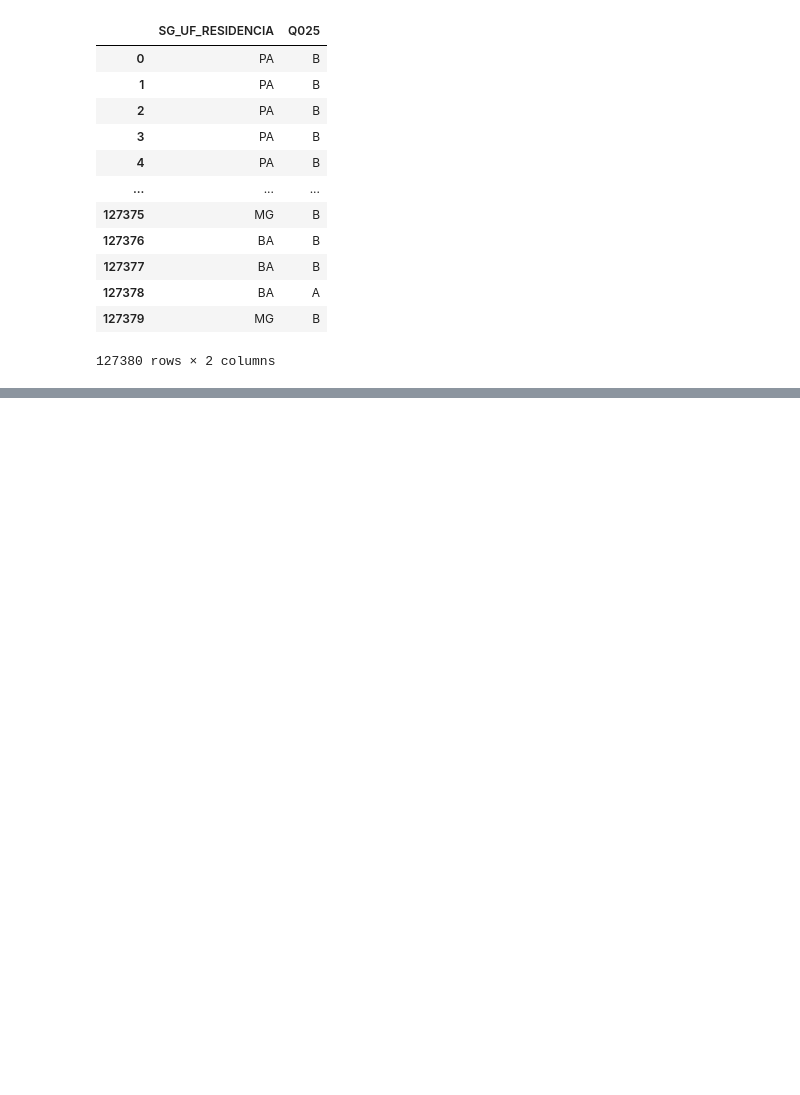
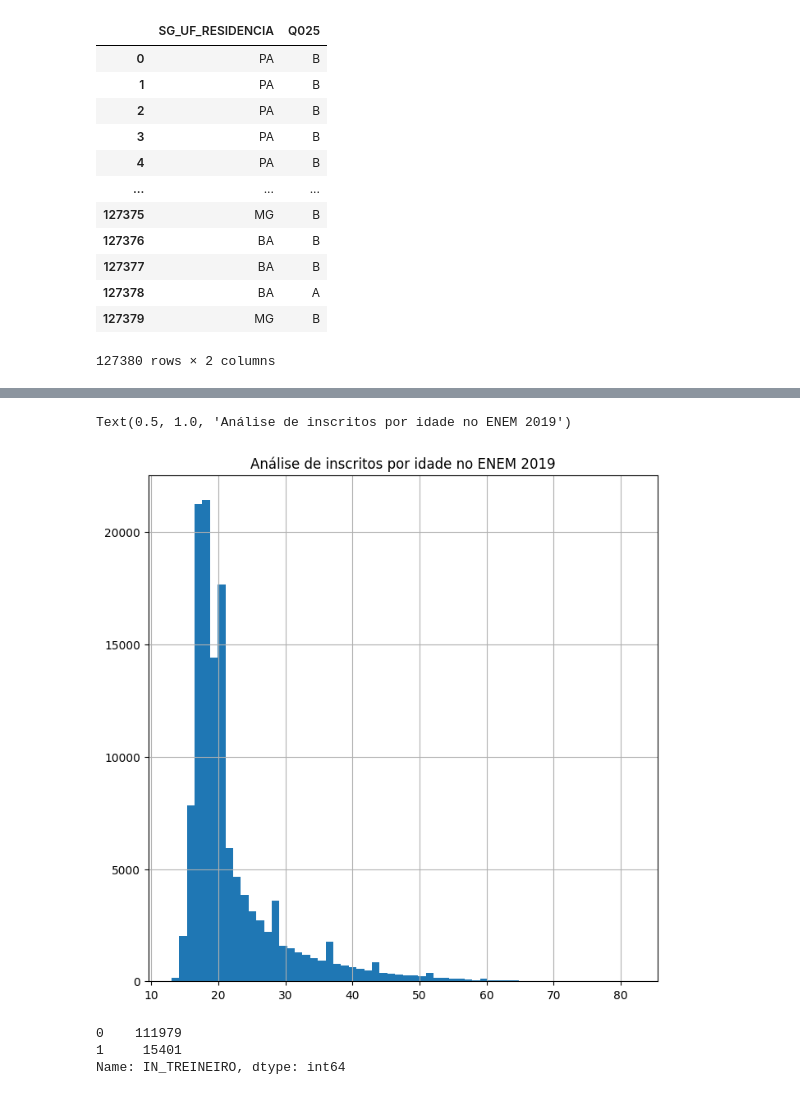
Before and after one commit to Arturhenrq/Brazil-Education-Data-analysis, a Jupyter notebook: Educação_no_Brasil_Análise_de_dados.ipynb, the cells around one changed output, grey strips where cells are left out. Drawn from its saved outputs; the diff is of its cells as text; code cells hidden in the pictures; blank space fills up the shorter version.

```diff
--- a/Educação_no_Brasil_Análise_de_dados.ipynb
+++ b/Educação_no_Brasil_Análise_de_dados.ipynb
@@ -68,0 +130,13 @@ dados[['SG_UF_RESIDENCIA','Q025']] #adiciona-se mais um [] para criar uma lista
+# %%
+import matplotlib.pyplot as plt
+dados["NU_IDADE"].hist(bins = 60, figsize = (8,8))  #Bins permite aumentar a maneira de visualizar
+plt.title("Análise de inscritos por idade no ENEM 2019")
+# %% [output]
+Text(0.5, 1.0, 'Análise de inscritos por idade no ENEM 2019')
+[figure, added]
+# %%
+dados["IN_TREINEIRO"].value_counts()
+# %% [output]
+0    111979
+1     15401
+Name: IN_TREINEIRO, dtype: int64
```
Also changed, not shown: parts of 8 cells of this notebook.
